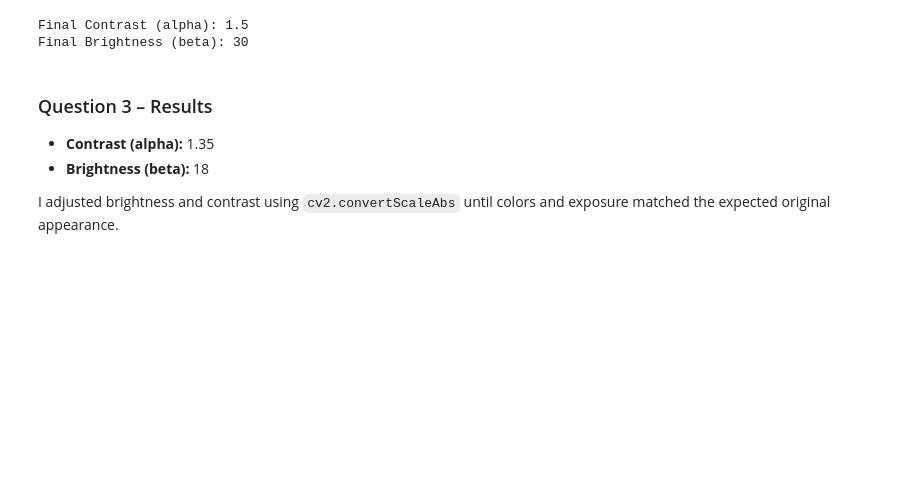
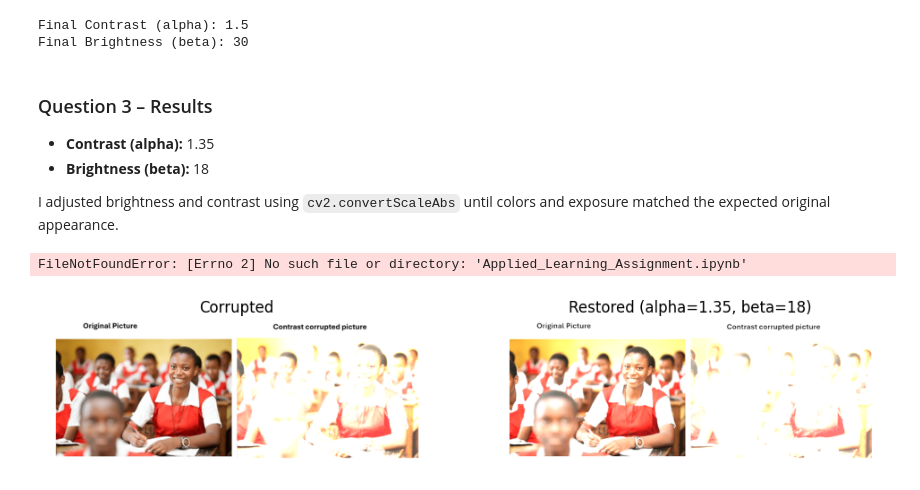
Before and after one commit to olumideadekunle/-AI-Development-Workflow, a Jupyter notebook: Applied_Learning_Assignment.ipynb, the cells around one changed output. Drawn from its saved outputs; the diff is of its cells as text; code cells hidden in the pictures; blank space fills up the shorter version.

```diff
--- a/Applied_Learning_Assignment.ipynb
+++ b/Applied_Learning_Assignment.ipynb
@@ -271,3 +271,40 @@ Final Brightness (beta): 30
 - **Brightness (beta):** 18
 
 I adjusted brightness and contrast using `cv2.convertScaleAbs` until colors and exposure matched the expected original appearance.
+# %%
+import nbformat
+
+# Load the notebook
+with open("Applied_Learning_Assignment.ipynb", "r", encoding="utf-8") as f:
+    nb = nbformat.read(f, as_version=4)
+
+# Clean problematic metadata
+if "widgets" in nb["metadata"]:
+    del nb["metadata"]["widgets"]
+
+# Save cleaned notebook
+with open("Applied_Learning_Assignment_clean.ipynb", "w", encoding="utf-8") as f:
+    nbformat.write(nb, f)
+
+print("Cleaned notebook saved as Applied_Learning_Assignment_clean.ipynb")
+# %% [output]
+FileNotFoundError: [Errno 2] No such file or directory: 'Applied_Learning_Assignment.ipynb'
+# %%
+alpha = 1.35  # contrast
+beta = 18     # brightness
+
+restored = cv2.convertScaleAbs(img_bgr, alpha=alpha, beta=beta)
+
+plt.figure(figsize=(12,6))
+plt.subplot(1,2,1)
+plt.title("Corrupted")
+plt.imshow(img_rgb)
+plt.axis("off")
+
+plt.subplot(1,2,2)
+plt.title(f"Restored (alpha={alpha}, beta={beta})")
+plt.imshow(cv2.cvtColor(restored, cv2.COLOR_BGR2RGB))
+plt.axis("off")
+plt.show()
+# %% [output]
+[figure, added]
```
Also changed, not shown: parts of 1 cell of this notebook.
